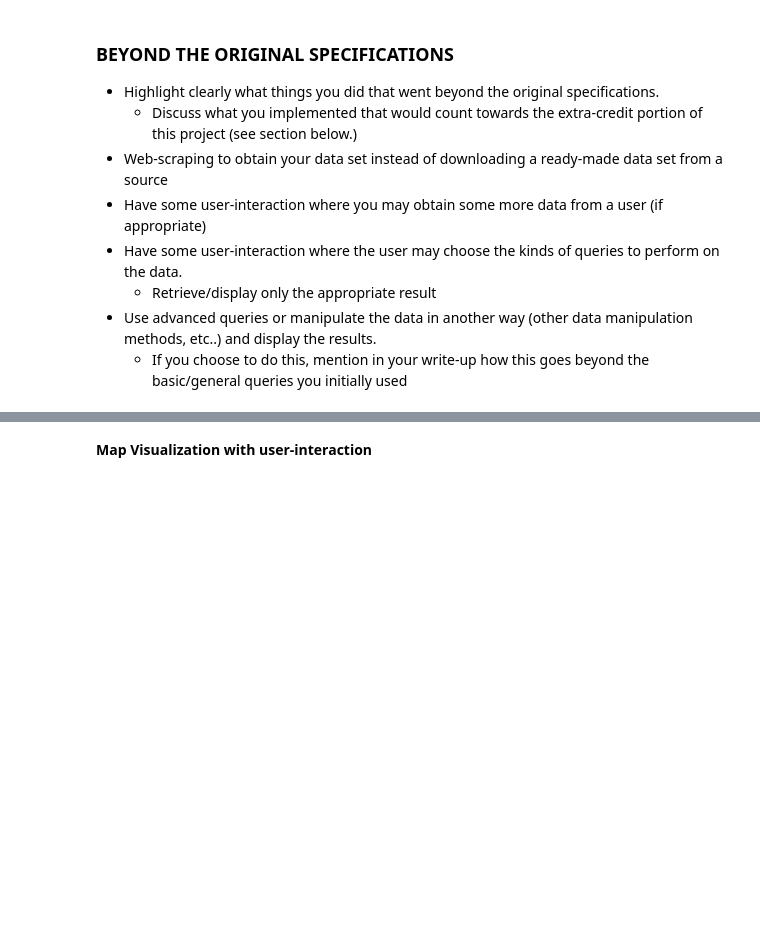
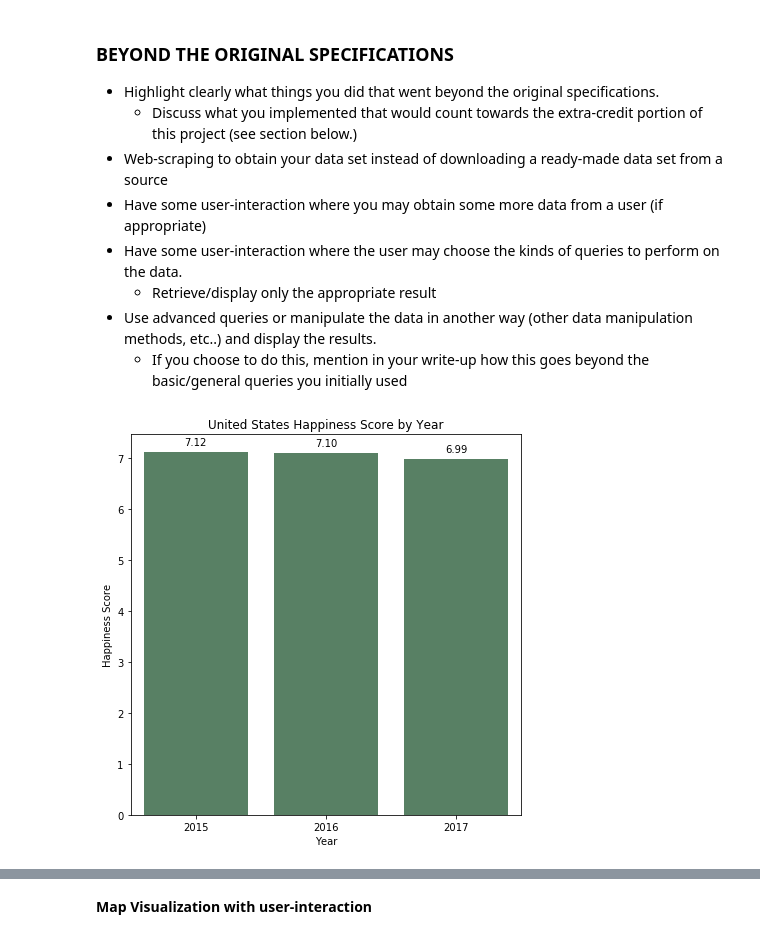
Before and after one commit to jmcarpenter37/HappinessAnalysis, a Jupyter notebook: Code/CS 5010 - Final.ipynb, the cells around one changed output, grey strips where cells are left out. Drawn from its saved outputs; the diff is of its cells as text; code cells hidden in the pictures; blank space fills up the shorter version.

```diff
--- a/Code/CS 5010 - Final.ipynb
+++ b/Code/CS 5010 - Final.ipynb
@@ -345,3 +345,20 @@ plt.show()
   - Retrieve/display only the appropriate result
 - Use advanced queries or manipulate the data in another way (other data manipulation methods, etc..) and display the results.
   - If you choose to do this, mention in your write-up how this goes beyond the basic/general queries you initially used
+# %%
+# United States Happiness Score by year
+us_happy_score = df[df.Country == 'United States'].groupby('year').Happiness_Score.mean().to_frame()
+us_happy_score.reset_index(inplace=True)
+us_happy_score
+
+plt.figure(figsize=(7,7))
+us_happy_score_plot = sns.barplot(x=us_happy_score['year'], y=us_happy_score['Happiness_Score'], palette=sns.color_palette("Greens_d", n_colors=1, desat=.5))
+plt.xticks(rotation= 0)
+plt.xlabel('Year')
+plt.ylabel('Happiness Score')
+plt.title('United States Happiness Score by Year')
+for p in us_happy_score_plot.patches:
+    us_happy_score_plot.annotate(format(p.get_height(), '.2f'), (p.get_x() + p.get_width() / 2., p.get_height()), ha = 'center', va = 'center', xytext = (0, 10), textcoords = 'offset points')
+plt.show()
+# %% [output]
+[figure, added]
```
Also changed, not shown: parts of 4 cells of this notebook.
